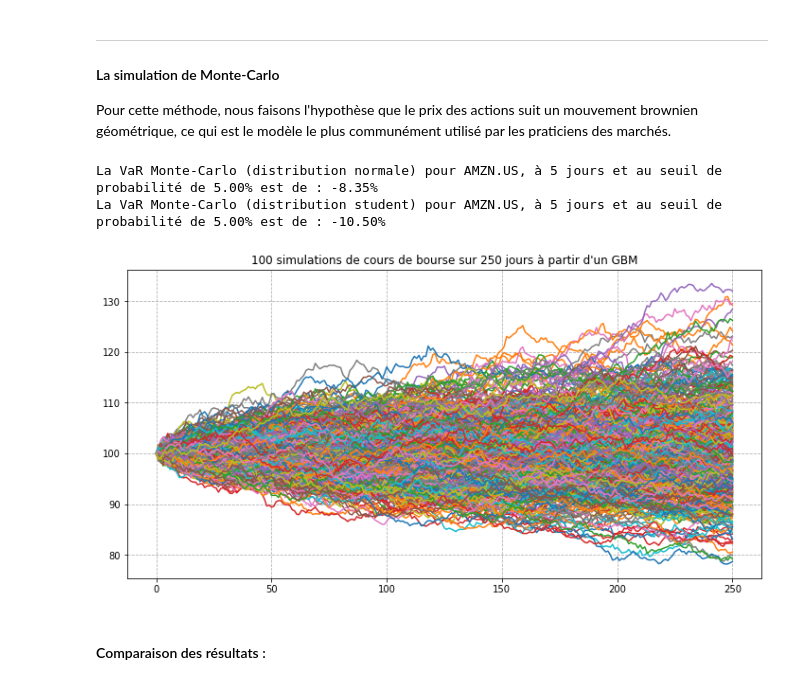
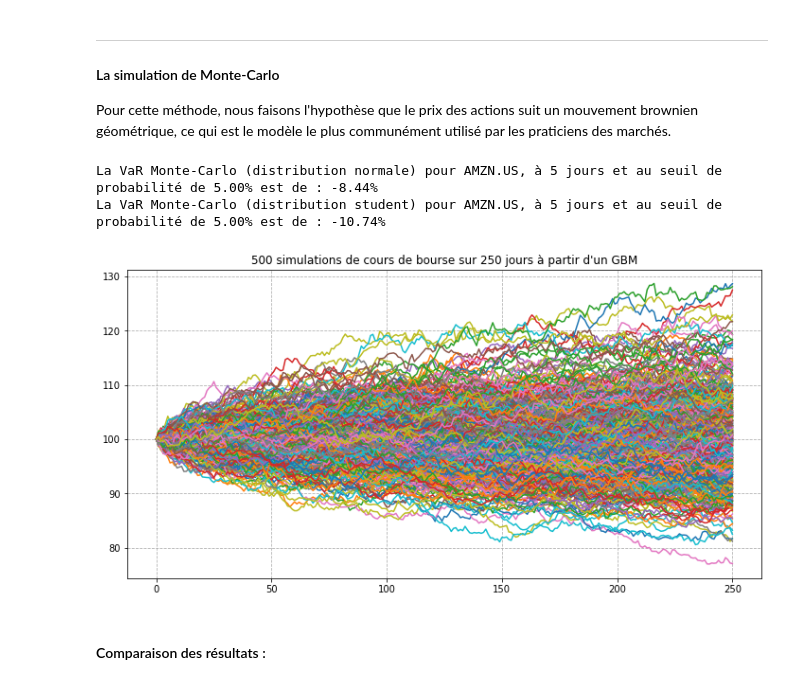
Before and after one commit to WaxmasterC/Python-for-Finance, a Jupyter notebook: Risk Management/risk_management.ipynb, the cells around one changed output. Drawn from its saved outputs; the diff is of its cells as text; code cells hidden in the pictures.

```diff
--- a/Risk Management/risk_management.ipynb
+++ b/Risk Management/risk_management.ipynb
@@ -51,7 +58,7 @@ import pandas as pd
 import scipy.stats as sc
 import matplotlib.pyplot as plt
 # %%
-my_path = "define your file path"
+my_path = "C:\\Users\\Come5\\SynoCome\\AVerley\\PRIVATE\\NoteBook\\"
 sp100_prices = pd.read_excel(my_path + "sp100_dec2022_prices.xlsx", header=0, index_col=0, parse_dates=True)
 # %% [markdown]
 ---
@@ -245,16 +274,16 @@ print(f"La VaR Monte-Carlo (distribution normale) pour {ticker}, à {duration} j
 monte_carlo_stud = mc_var(10000, 100, mean, sigma, alpha, duration, 'student')
 print(f"La VaR Monte-Carlo (distribution student) pour {ticker}, à {duration} jours et au seuil de probabilité de {alpha:.2%} est de : {monte_carlo_stud:.2%}")
 # %% [output]
-La VaR Monte-Carlo (distribution normale) pour AMZN.US, à 5 jours et au seuil de probabilité de 5.00% est de : -8.35%
-La VaR Monte-Carlo (distribution student) pour AMZN.US, à 5 jours et au seuil de probabilité de 5.00% est de : -10.50%
+La VaR Monte-Carlo (distribution normale) pour AMZN.US, à 5 jours et au seuil de probabilité de 5.00% est de : -8.44%
+La VaR Monte-Carlo (distribution student) pour AMZN.US, à 5 jours et au seuil de probabilité de 5.00% est de : -10.74%
 # %%
 sim = multiple_path(500, 100, mean, sigma, 250, 'normal')
 plt.figure(figsize=(12,6))
 plt.plot(np.transpose(sim))
 plt.grid(linestyle="--")
-plt.title("100 simulations de cours de bourse sur 250 jours à partir d'un GBM");
+plt.title("500 simulations de cours de bourse sur 250 jours à partir d'un GBM");
 # %% [output]
-[figure, old version]
+[figure, new version]
 # %% [markdown]
 #### Comparaison des résultats : ###
 # %%
```
Also changed, not shown: parts of 11 cells of this notebook.
